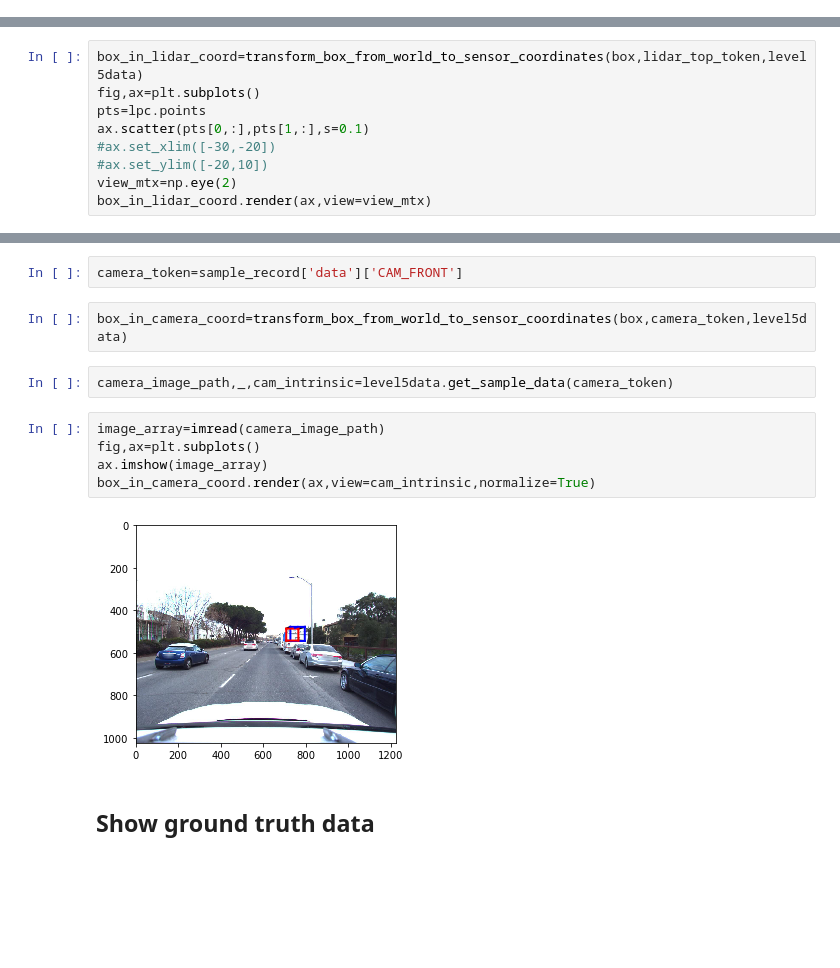
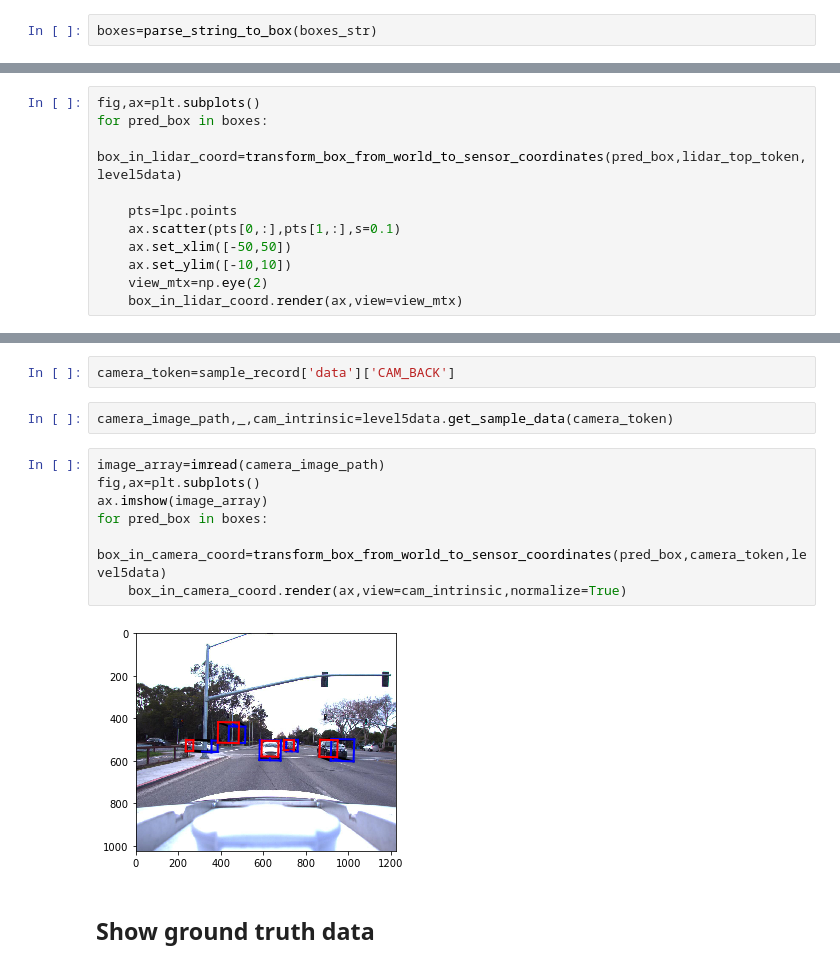
Before and after one commit to kanhua/lyft-3d-main, a Jupyter notebook: Check train-val data detection.ipynb, the cells around one changed output, grey strips where cells are left out. Saved outputs shown, nothing was run; the diff lists cells and outputs as text; blank space fills up the shorter version.

Commit message:
add box string parser in predicted csv file

```diff
--- a/Check train-val data detection.ipynb
+++ b/Check train-val data detection.ipynb
@@ -18,0 +30,2 @@ data_idx=105
+# %%
+boxes=parse_string_to_box(boxes_str)
@@ -55,10 +45,12 @@ _,box=get_train_data_sample_token_and_box(data_idx,pred_obj)
 # %%
-box_in_lidar_coord=transform_box_from_world_to_sensor_coordinates(box,lidar_top_token,level5data)
 fig,ax=plt.subplots()
-pts=lpc.points
-ax.scatter(pts[0,:],pts[1,:],s=0.1)
-#ax.set_xlim([-30,-20])
-#ax.set_ylim([-20,10])
-view_mtx=np.eye(2)
-box_in_lidar_coord.render(ax,view=view_mtx)
+for pred_box in boxes:
+    box_in_lidar_coord=transform_box_from_world_to_sensor_coordinates(pred_box,lidar_top_token,level5data)
+
+    pts=lpc.points
+    ax.scatter(pts[0,:],pts[1,:],s=0.1)
+    ax.set_xlim([-50,50])
+    ax.set_ylim([-10,10])
+    view_mtx=np.eye(2)
+    box_in_lidar_coord.render(ax,view=view_mtx)
 # %% [output]
@@ -66,16 +58,16 @@ box_in_lidar_coord.render(ax,view=view_mtx)
 # %%
-camera_token=sample_record['data']['CAM_FRONT']
+camera_token=sample_record['data']['CAM_BACK']
-# %%
-box_in_camera_coord=transform_box_from_world_to_sensor_coordinates(box,camera_token,level5data)
 # %%
 camera_image_path,_,cam_intrinsic=level5data.get_sample_data(camera_token)
 # %%
 image_array=imread(camera_image_path)
 fig,ax=plt.subplots()
 ax.imshow(image_array)
-box_in_camera_coord.render(ax,view=cam_intrinsic,normalize=True)
+for pred_box in boxes:
+    box_in_camera_coord=transform_box_from_world_to_sensor_coordinates(pred_box,camera_token,level5data)
+    box_in_camera_coord.render(ax,view=cam_intrinsic,normalize=True)
 # %% [output]
-[figure, old version]
+[figure, new version]
 # %% [markdown]
 ## Show ground truth data
 # %%
```
Also changed, not shown: parts of 24 cells of this notebook, 1 other file.
